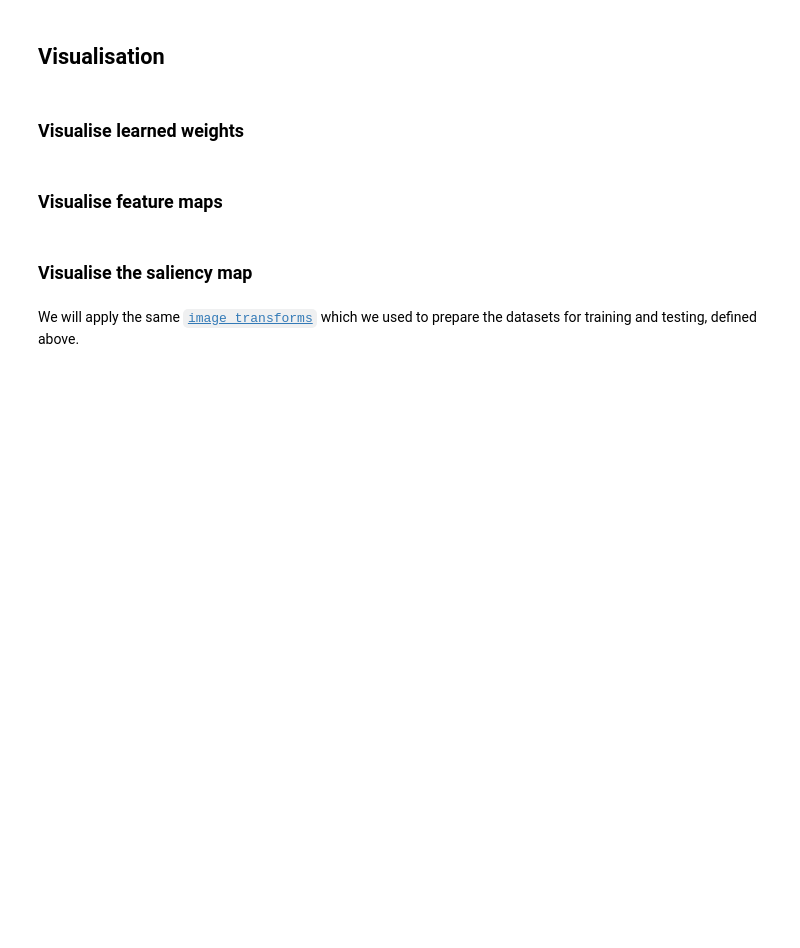
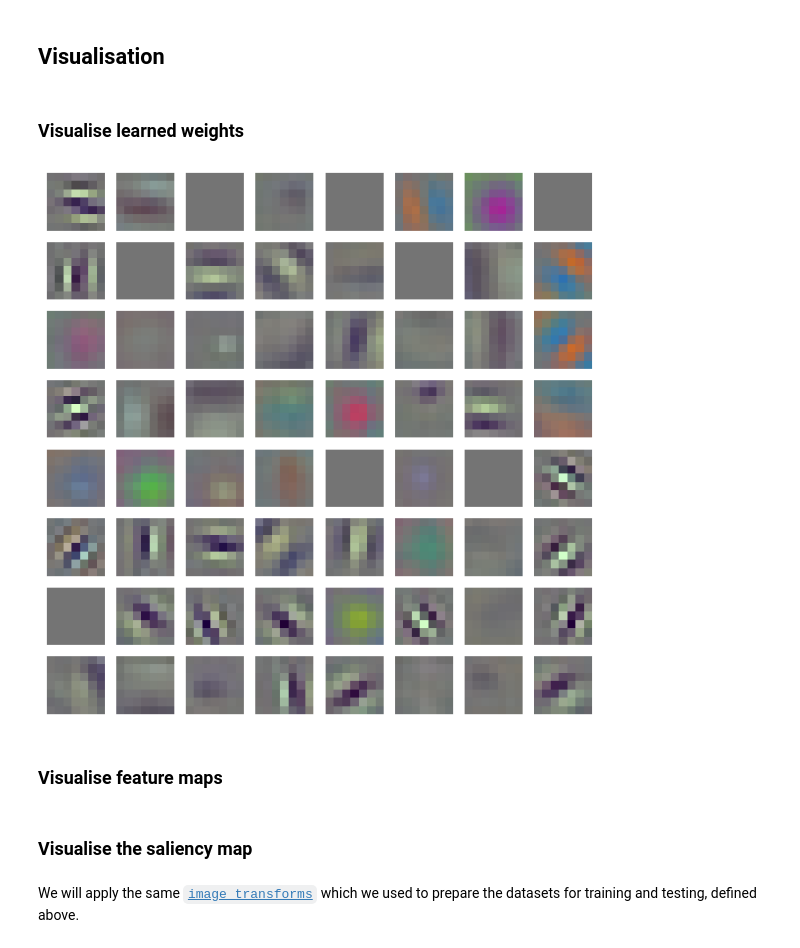
Before and after one commit to malvibid/COMP3029-Computer-Vision, a Jupyter notebook: COMP3029_Computer_Vision_Coursework.ipynb, the cells around one changed output. Saved outputs shown, nothing was run; the diff lists cells and outputs as text; code cells hidden in the pictures; blank space fills up the shorter version.

```diff
--- a/COMP3029_Computer_Vision_Coursework.ipynb
+++ b/COMP3029_Computer_Vision_Coursework.ipynb
@@ -1218,7 +1326,7 @@ optimizer = torch.optim.SGD(model.parameters(), lr=0.001, momentum=0.9)
 
 # Load the saved state dictionaries
 saved_path = "/content/drive/MyDrive/UNM/COMP3029-Computer-Vision-Labs/Coursework/Best-Models/TL_CNN_best_b1_test_acc_model.pt"
-saved_state = torch.load(saved_path)
+saved_state = torch.load(saved_path, map_location=torch.device('cpu'))
 
 exp_name = saved_state['experiment_name']
 model.load_state_dict(saved_state['model_state_dict'])
@@ -1274,6 +1409,26 @@ Estimated Total Size (MB): 125.39
 ## Visualisation
 # %% [markdown]
 ### Visualise learned weights
+# %%
+# Access the weights of the  first convolutional layer
+conv1_weights = model.conv1.weight.data.cpu().numpy()
+
+# (Min-Max) Normalise the weights for better visualization
+conv1_weights_min = conv1_weights.min()
+conv1_weights_max = conv1_weights.max()
+conv1_weights_normalized = (conv1_weights - conv1_weights_min) / (conv1_weights_max - conv1_weights_min)
+
+# Plot the filters
+n_filters = conv1_weights_normalized.shape[0]
+n_rows = int(np.ceil(np.sqrt(n_filters)))
+fig, axes = plt.subplots(n_rows, n_rows, figsize=(8, 8))
+for i, ax in enumerate(axes.flat):
+    if i < n_filters:
+        ax.imshow(conv1_weights_normalized[i].transpose(1, 2, 0))
+    ax.axis("off")
+plt.show()
+# %% [output]
+[figure, added]
 # %% [markdown]
 ### Visualise feature maps
 # %% [markdown]
```
Also changed, not shown: parts of 16 cells of this notebook.
